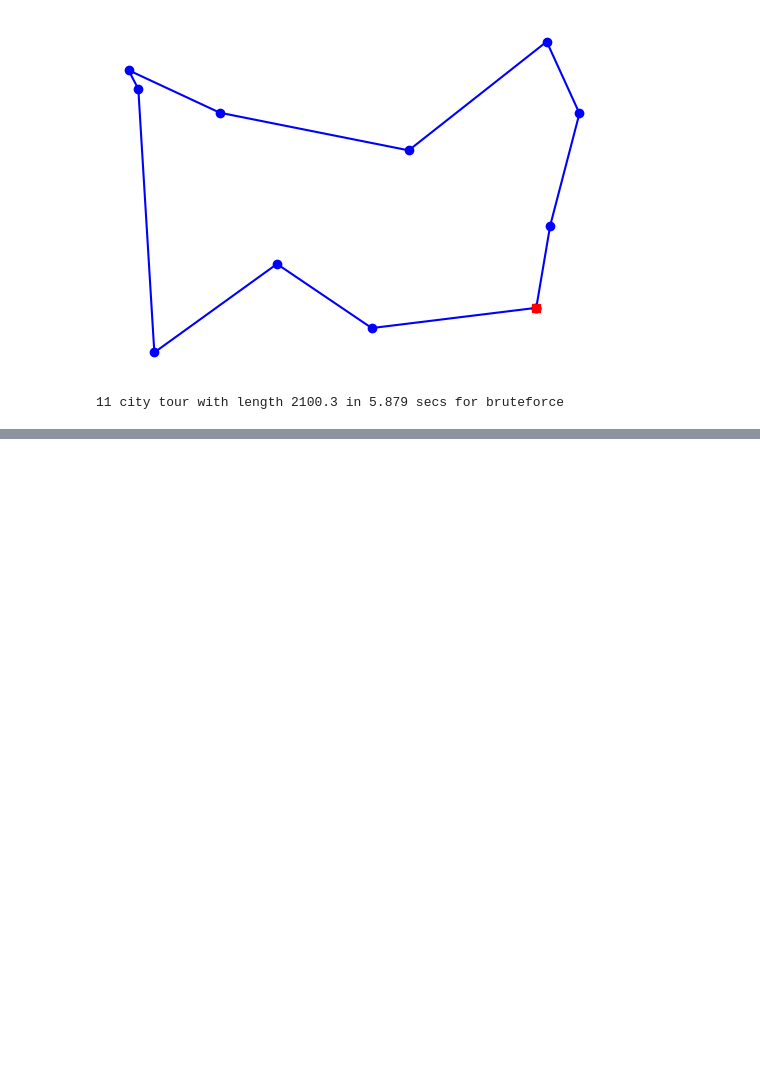
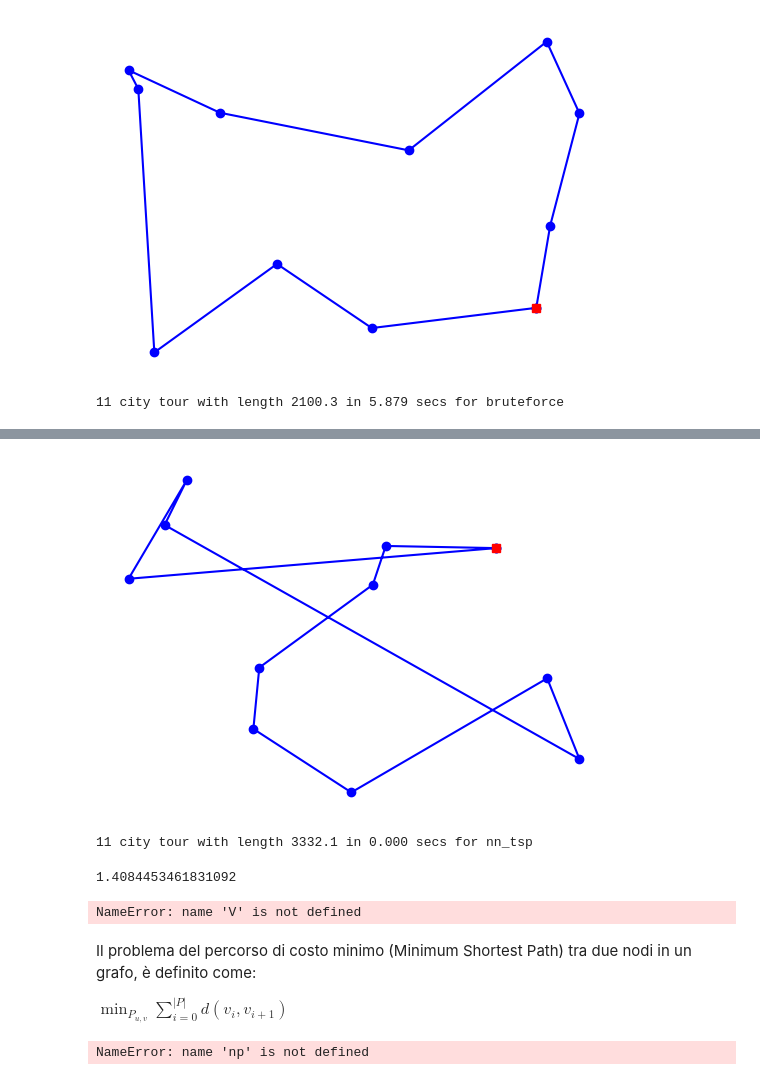
Before and after one commit to antoniocaruso/master2023, a Jupyter notebook: Postino.ipynb, the cells around one changed output, grey strips where cells are left out. Saved outputs shown, nothing was run; the diff lists cells and outputs as text; code cells hidden in the pictures; blank space fills up the shorter version.

```diff
--- a/Postino.ipynb
+++ b/Postino.ipynb
@@ -78,4 +79,25 @@ plot_tsp(bruteforce,Cities(11))
 [figure]
 11 city tour with length 2100.3 in 5.879 secs for bruteforce
 # %%
-NP-completi
+# Mangione = Gready Algorithms
+# soluzione ottima globale tour*
+
+# in ogni istante abbiamo una soluzione parziale tour_partial
+# una misura di costo per ogni passo.
+# cerco ad ogni passo il minimo locale.
+# scelta gready -> prendo il punto a distanza minima.
+
+def nn_tsp(cities):
+    """ Gready approach with linear time complexity
+    """
+    start = first(cities)
+    tour = [start]
+    unvisited = set(cities - {start})
+    while unvisited:                              # len(unvisited) decrease for each iteration.
+        c = nearest_neighbor(tour[-1],unvisited)  # vicino dell'ultima città visitata
+        tour.append(c)
+        unvisited.remove(c)
+    return tour
+
+def nearest_neighbor(x, cities):
+    return min(cities, key=lambda b: distance(x,b))
@@ -81,0 +111,40 @@ NP-completi
+# %%
+plot_tsp(nn_tsp,c)
+# %% [output]
+[figure, added]
+11 city tour with length 3332.1 in 0.000 secs for nn_tsp
+# %%
+3332.1/2365.8
+# %% [output]
+1.4084453461831092
+# %%
+# modificare nn_tsp: trovare per ogni punto, i 'due' vicini più prossimi.
+# scegliere il vicino più prossimo con probabilità p, e quello successivo con probabilità (1-p)
+# G = (V,E)
+# start,target
+# qual'è il percorso di costo minimo sul grafo
+def shortest_path(V,E):
+    start = V[0]
+
+start = 34
+V = np.arange(100)
+D = np.zero(len(V))+10000 # qual'è la distanza tra start e tutti gli altri nodi del grafo.
+D[start] = 0
+mask = np.zero(len(V),dtype=bool)
+s = start
+# FIFO = First IN -> First OUT -> Coda=Queue
+# LIFO = Last IN -> Fist OUT --> Pila=Stack
+visited = [start]
+while len(visited)>0:
+    s = visited.pop()  # dopo A, visited = {B,E,D}
+    for v,d in s.neighbours():
+        D[v] = min(D[v],D[s]+d)   # s = B, v = C, D[C] =
+        if v not in visited:
+            visited.append(v)
+# %% [output]
+NameError: name 'V' is not defined
+# %% [markdown]
+Il problema del percorso di costo minimo (Minimum Shortest Path) tra due nodi in un grafo, è
+definito come:
+
+  $  \min_{P_{u,v}}  \sum_{i=0}^{|P|} d(v_i,v_{i+1}) $
@@ -81,0 +155,4 @@ NP-completi
+# %%
+mask = np.zero(len(10),dtype=bool)
+# %% [output]
+NameError: name 'np' is not defined
```
Also changed, not shown: parts of 7 cells of this notebook, 3 other files.
